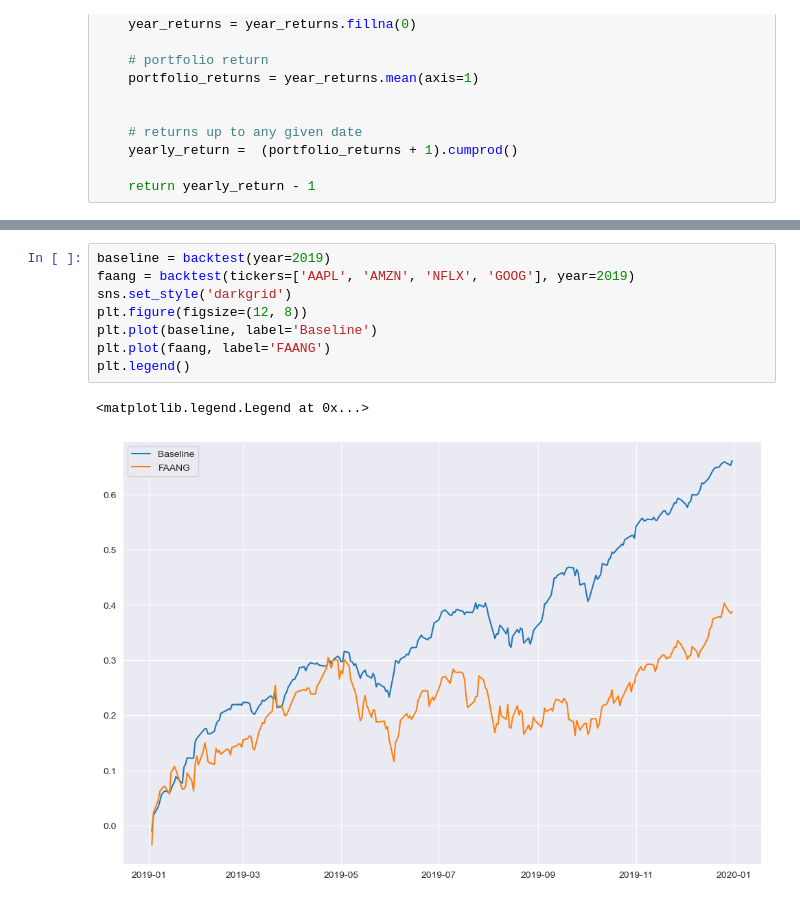
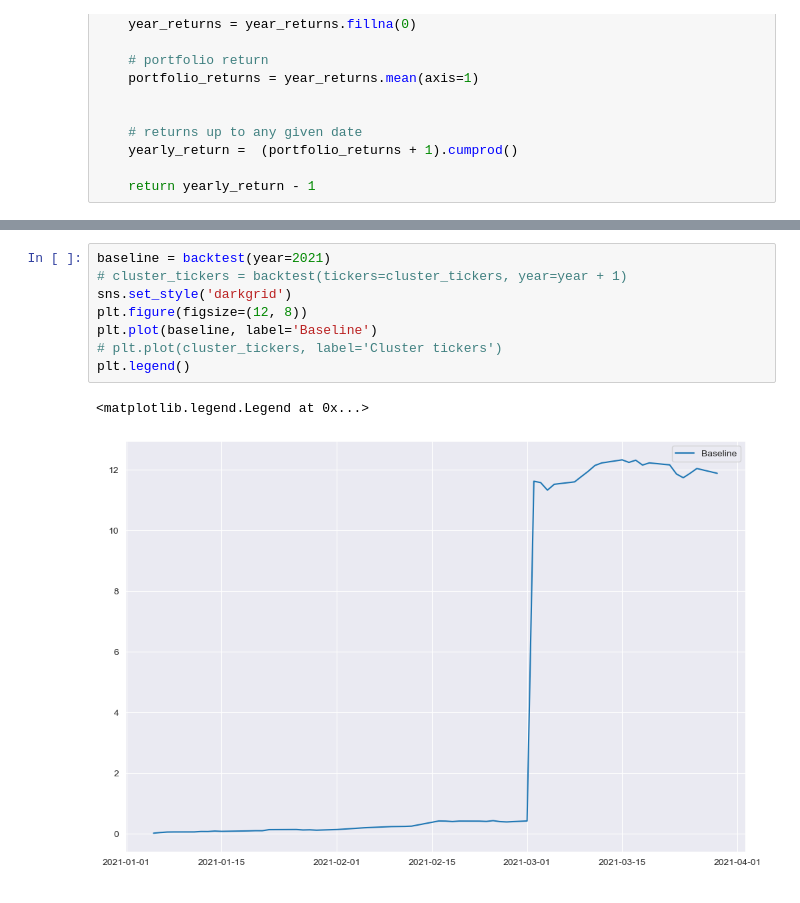
Before and after one commit to borchand/Network_Analysis, a Jupyter notebook: script/diversification.ipynb, the cells around one changed output, grey strips where cells are left out. Saved outputs shown, nothing was run; the diff lists cells and outputs as text.

```diff
--- a/script/diversification.ipynb
+++ b/script/diversification.ipynb
@@ -113,11 +125,11 @@ AttributeError: 'DataFrame' object has no attribute 'flat'
 # %%
-baseline = backtest(year=2019)
-faang = backtest(tickers=['AAPL', 'AMZN', 'NFLX', 'GOOG'], year=2019)
+baseline = backtest(year=2021)
+# cluster_tickers = backtest(tickers=cluster_tickers, year=year + 1)
 sns.set_style('darkgrid')
 plt.figure(figsize=(12, 8))
 plt.plot(baseline, label='Baseline')
-plt.plot(faang, label='FAANG')
+# plt.plot(cluster_tickers, label='Cluster tickers')
 plt.legend()
 # %% [output]
 <matplotlib.legend.Legend at 0x...>
-[figure, old version]
+[figure, new version]
```
Also changed, not shown: parts of 6 cells of this notebook.
